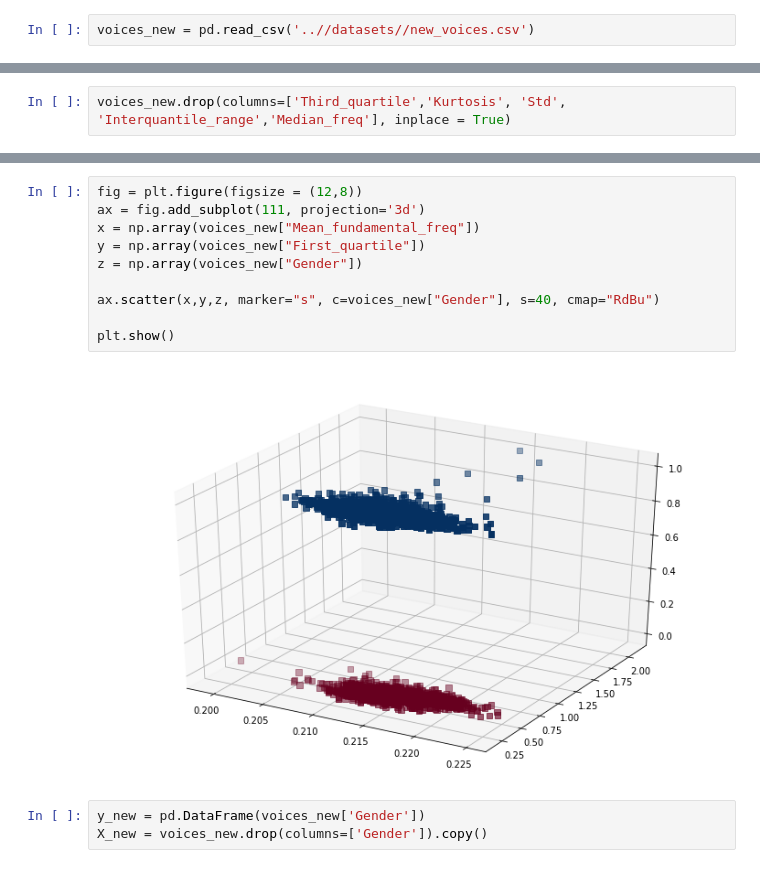
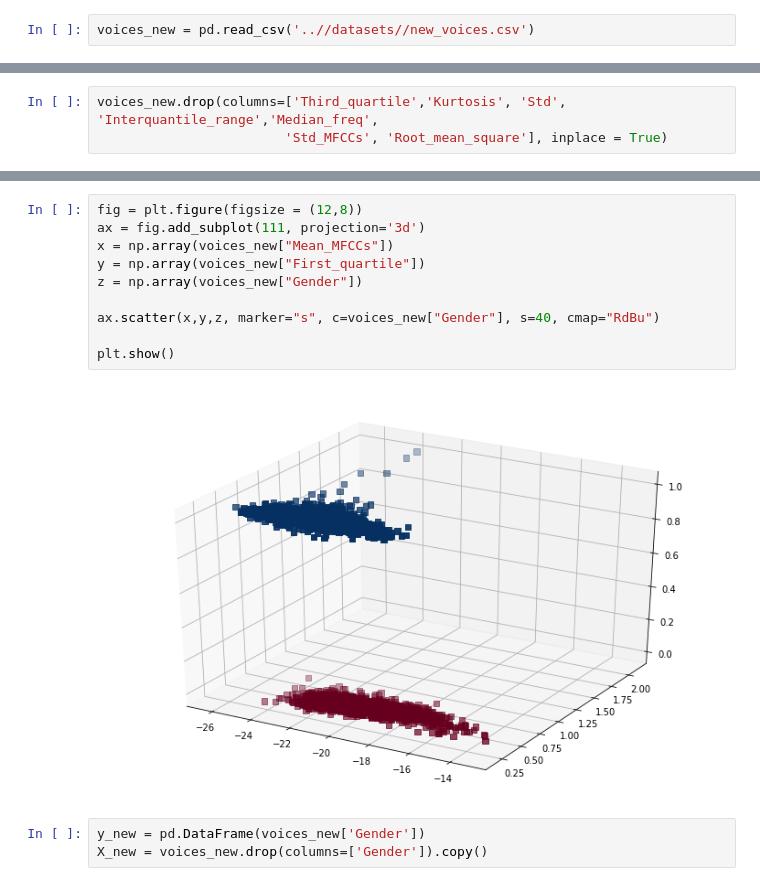
Before and after one commit to alieldinramadan/Project-Week-8-Final-Project, a Jupyter notebook: Voice Gender Recognition using Machine Learning/code/Voice Gender Recognition using Machine Learning.ipynb, the cells around one changed output, grey strips where cells are left out. Cells and saved outputs as stored; diff of their text form.

```diff
--- a/Voice Gender Recognition using Machine Learning/code/Voice Gender Recognition using Machine Learning.ipynb
+++ b/Voice Gender Recognition using Machine Learning/code/Voice Gender Recognition using Machine Learning.ipynb
@@ -759,5 +759,6 @@ plt.show()
 # %%
-voices_new.drop(columns=['Third_quartile','Kurtosis', 'Std', 'Interquantile_range','Median_freq'], inplace = True)
+voices_new.drop(columns=['Third_quartile','Kurtosis', 'Std', 'Interquantile_range','Median_freq',
+                        'Std_MFCCs', 'Root_mean_square'], inplace = True)
 # %%
 voices_new.columns
 # %% [output]
@@ -789,15 +793,15 @@ plt.show(ax)
 # %%
 fig = plt.figure(figsize = (12,8))
 ax = fig.add_subplot(111, projection='3d')
-x = np.array(voices_new["Mean_fundamental_freq"])
+x = np.array(voices_new["Mean_MFCCs"])
 y = np.array(voices_new["First_quartile"])
 z = np.array(voices_new["Gender"])
 
 ax.scatter(x,y,z, marker="s", c=voices_new["Gender"], s=40, cmap="RdBu")
 
 plt.show()
 # %% [output]
-[figure, old version]
+[figure, new version]
 # %%
 y_new = pd.DataFrame(voices_new['Gender'])
 X_new = voices_new.drop(columns=['Gender']).copy()
```
Also changed, not shown: parts of 17 cells of this notebook, 20 other files.
